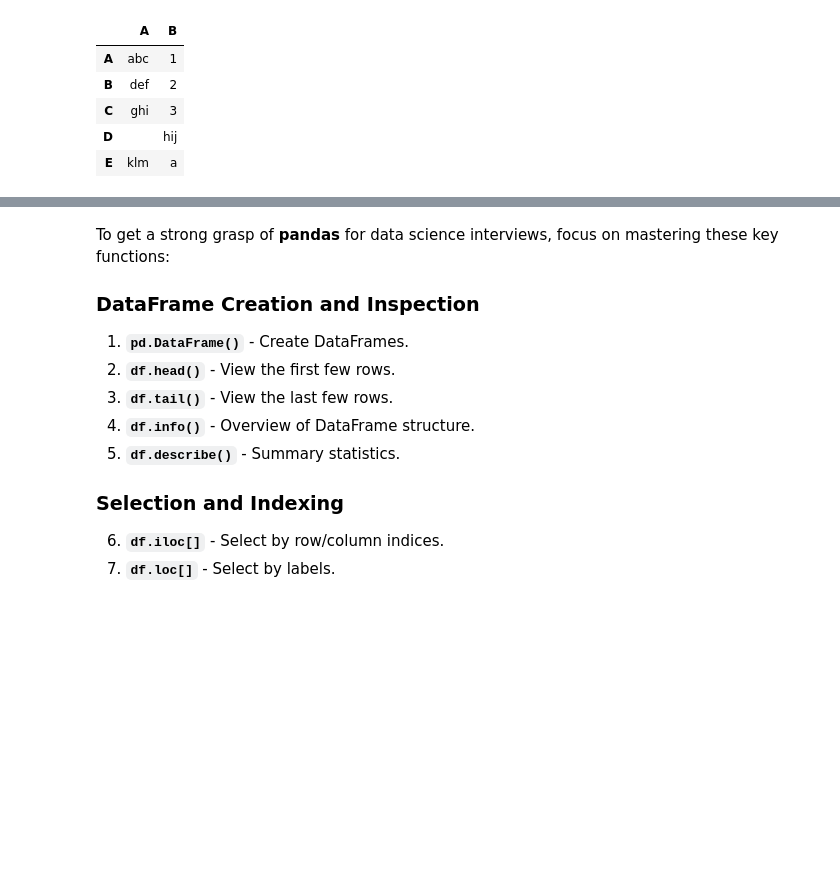
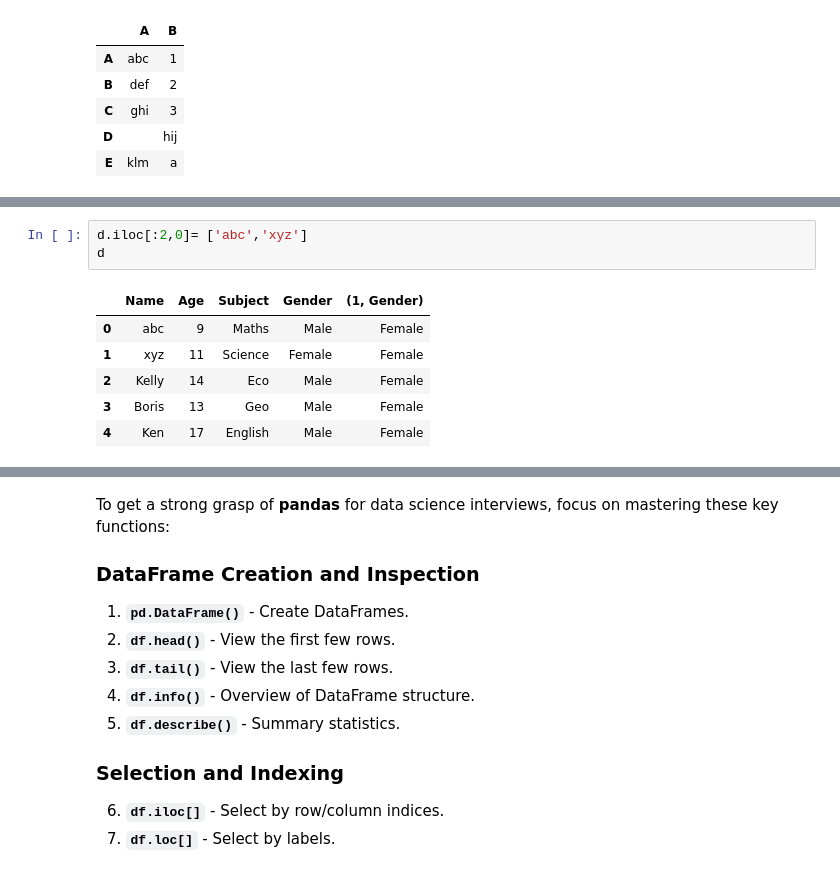
Before and after one commit to ShreyasIcY/data-science, a Jupyter notebook: pandas rev.ipynb, the cells around one changed output, grey strips where cells are left out. Cells and saved outputs as stored; diff of their text form; blank space fills up the shorter version.

```diff
--- a/pandas rev.ipynb
+++ b/pandas rev.ipynb
@@ -206,0 +362,10 @@ d
+# %%
+d.iloc[:2,0]= ['abc','xyz']
+d
+# %% [output]
+|  | Name | Age | Subject | Gender | (1, Gender) |
+| 0 | abc | 9 | Maths | Male | Female |
+| 1 | xyz | 11 | Science | Female | Female |
+| 2 | Kelly | 14 | Eco | Male | Female |
+| 3 | Boris | 13 | Geo | Male | Female |
+| 4 | Ken | 17 | English | Male | Female |
```
Also changed, not shown: parts of 26 cells of this notebook.
